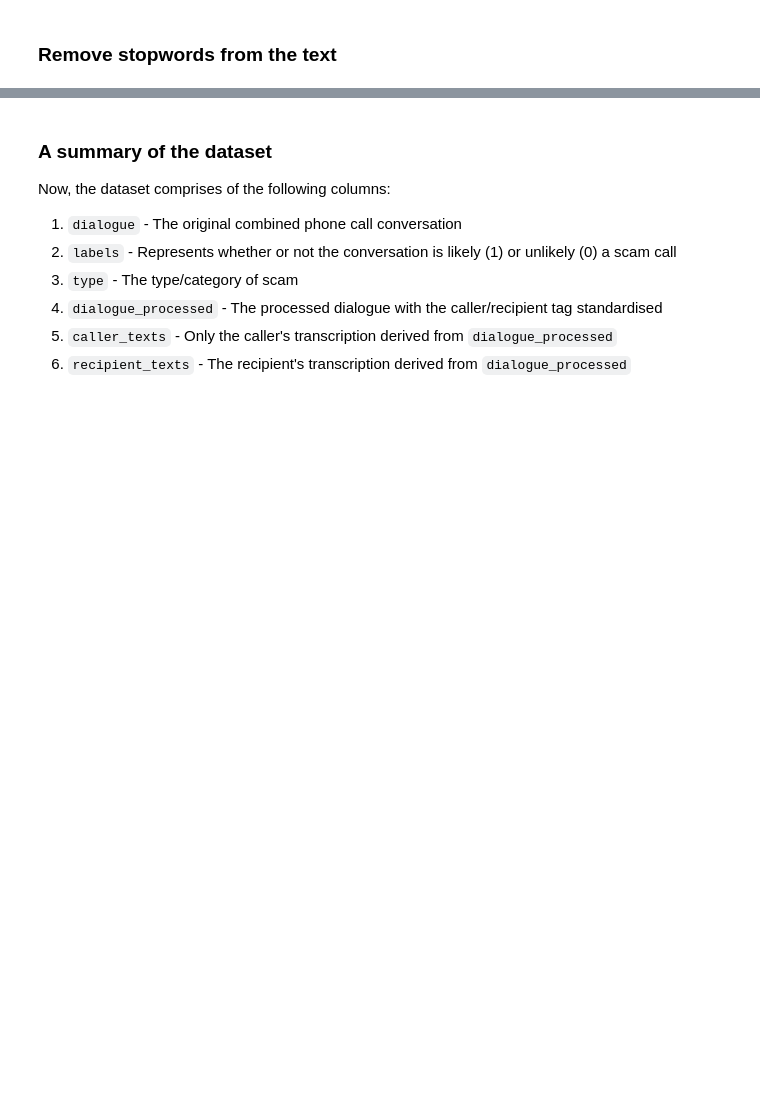
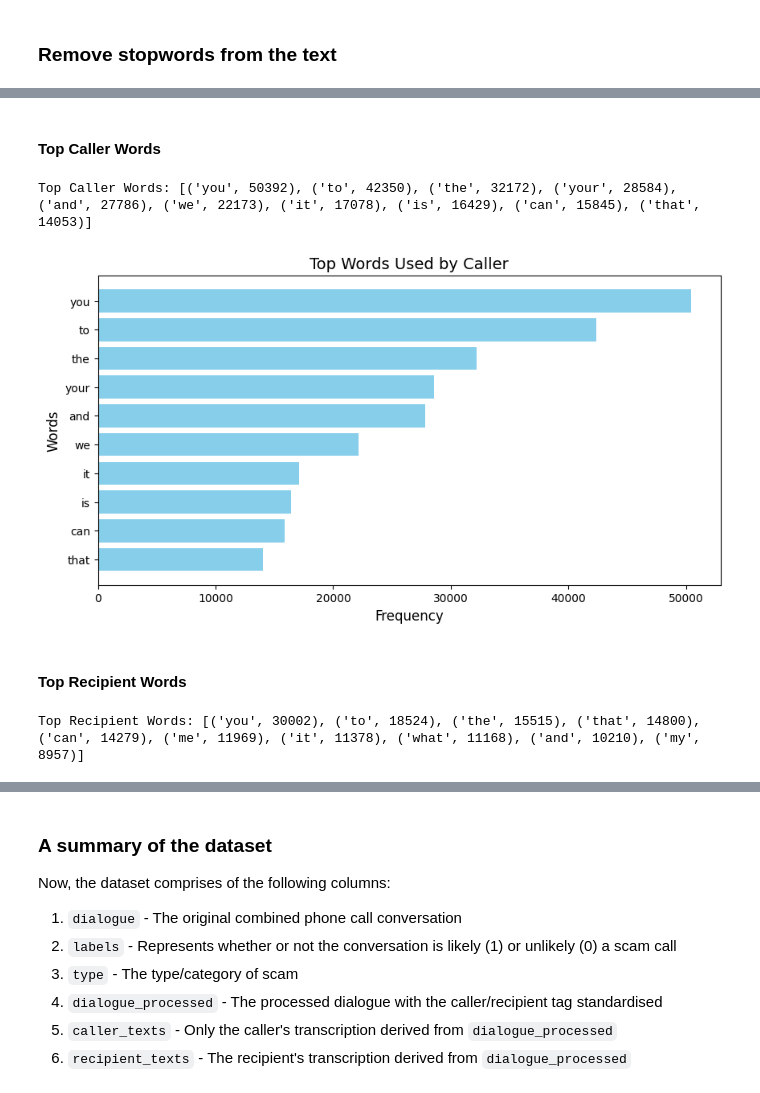
Before and after one commit to junxianyong/INF2008_P1-08, a Jupyter notebook: scam_detection/scam_detection.ipynb, the cells around one changed output, grey strips where cells are left out. Cells and saved outputs as stored; diff of their text form; code cells hidden in the pictures; blank space fills up the shorter version.

```diff
--- a/scam_detection/scam_detection.ipynb
+++ b/scam_detection/scam_detection.ipynb
@@ -29,0 +201,57 @@ dataset_df['dialogue_processed'] = dataset_df['dialogue'].apply(remove_stopwords
+# %%
+from sklearn.feature_extraction.text import CountVectorizer
+
+def get_top_words(text_series, top_k=10):
+    """
+    Identifies the most frequently used words in a series of text data.
+
+    Args:
+        text_series (pd.Series): Series containing text data.
+        top_k (int): Number of top words to extract.
+
+    Returns:
+        List of tuples: Top words and their counts.
+    """
+    vectorizer = CountVectorizer()
+    word_counts = vectorizer.fit_transform(text_series.dropna())
+    word_freq = word_counts.sum(axis=0).A1
+    word_features = vectorizer.get_feature_names_out()
+    top_words = sorted(zip(word_features, word_freq), key=lambda x: x[1], reverse=True)[:top_k]
+    return top_words
+# %%
+import matplotlib.pyplot as plt
+
+def plot_top_words(word_freq, title):
+    """
+    Plots the top words with their frequencies as a bar chart.
+
+    Args:
+        word_freq (list of tuples): List of words and their counts.
+        title (str): Title of the plot.
+    """
+    words, counts = zip(*word_freq)  # Unpack words and counts
+    plt.figure(figsize=(10, 5))
+    plt.barh(words, counts, color="skyblue")
+    plt.xlabel("Frequency", fontsize=12)
+    plt.ylabel("Words", fontsize=12)
+    plt.title(title, fontsize=14)
+    plt.gca().invert_yaxis()  # Invert y-axis for descending order
+    plt.show()
+# %% [markdown]
+#### Top Caller Words
+# %%
+top_caller_words = get_top_words(dataset_df["caller_texts"], top_k=10)
+print("Top Caller Words:", top_caller_words)
+# %% [output]
+Top Caller Words: [('you', 50392), ('to', 42350), ('the', 32172), ('your', 28584), ('and', 27786), ('we', 22173), ('it', 17078), ('is', 16429), ('can', 15845), ('that', 14053)]
+# %%
+plot_top_words(top_caller_words, "Top Words Used by Caller")
+# %% [output]
+[figure, added]
+# %% [markdown]
+#### Top Recipient Words
+# %%
+top_recipient_words = get_top_words(dataset_df["recipient_texts"], top_k=10)
+print("Top Recipient Words:", top_recipient_words)
+# %% [output]
+Top Recipient Words: [('you', 30002), ('to', 18524), ('the', 15515), ('that', 14800), ('can', 14279), ('me', 11969), ('it', 11378), ('what', 11168), ('and', 10210), ('my', 8957)]
```
Also changed, not shown: parts of 35 cells of this notebook, 1 other file.
